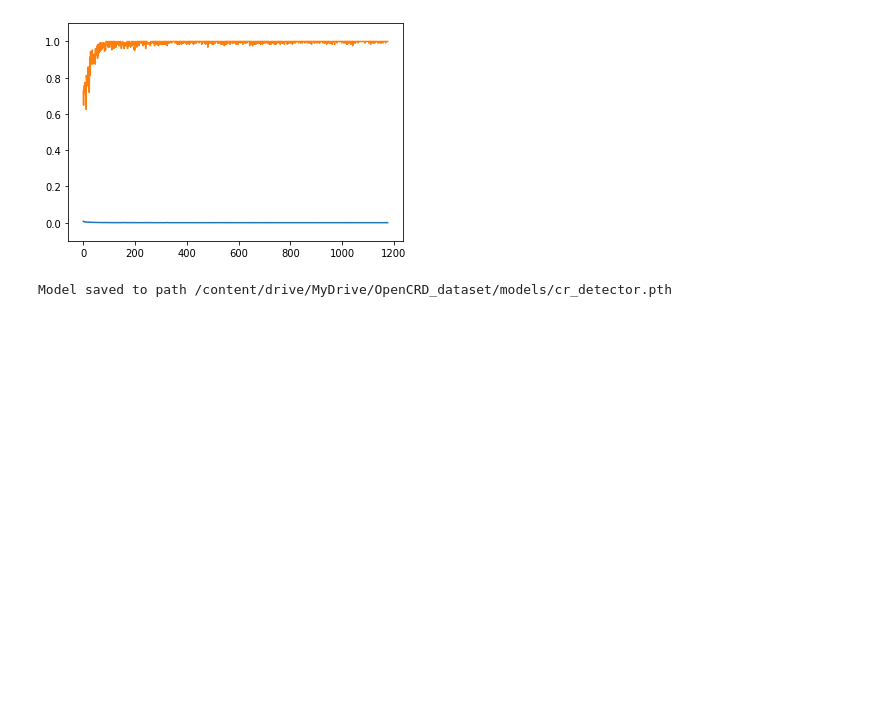
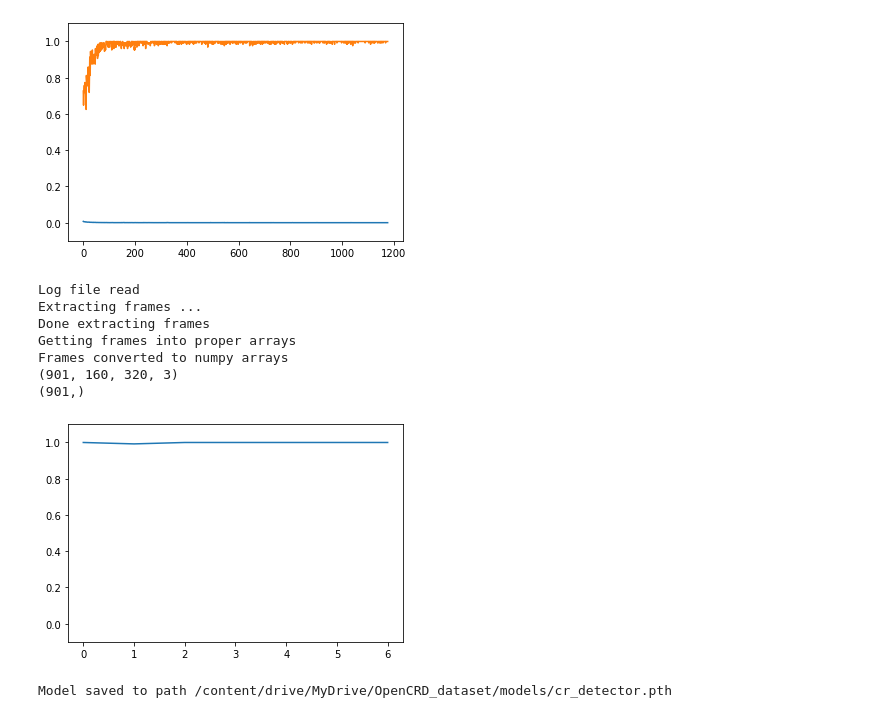
Before and after one commit to pAplakidis/OpenCRD, a Jupyter notebook: notebooks/train_test_googlecolab.ipynb, the cells around one changed output. Saved outputs shown, nothing was run; the diff lists cells and outputs as text; code cells hidden in the pictures; blank space fills up the shorter version.

```diff
--- a/notebooks/train_test_googlecolab.ipynb
+++ b/notebooks/train_test_googlecolab.ipynb
@@ -209,14 +209,13 @@ def train(frames, labels, model):
 
   for epoch in range(epochs):
     print("[+] Epoch", epoch)
-    t = trange(0, int(0.8*len(frames)) - BS, BS)  # trange progress bar on 80% training split
+    t = trange(0, len(frames) - BS, BS)  # trange progress bar
     visited_idx = np.array([])
 
-    # 80% training split
     for i in t:
       # get data into network
       rng = np.random.default_rng()
-      samp = rng.choice(int(0.8*len(frames)), size=BS, replace=False)
+      samp = rng.choice((frames), size=BS, replace=False)
       visited_idx = np.concatenate((visited_idx, samp)) # add the new random values to visited indices
 
       # TODO: we must not sample the same frames in the same epoch (use visited_idx)
@@ -339,3 +315,51 @@ evaluate(model, frames, labels[int(0.8*len(frames)):])
+# %%
+# evaluate model
+def evaluate(model, X_test, Y_test):
+  # for rounding up to a threshold instead of 0.5 (works with torch.where)
+  x = torch.ones(128, 1).to(device)
+  y = torch.zeros(128, 1).to(device)
+
+  BS = 128
+  accuracies = []
+
+  for i in trange(0, len(frames) - BS, BS):
+    X_test = []
+    Y_test = []
+    for j in range(BS):
+      frame = frames[i+j]
+      frame = np.moveaxis(frame, -1, 0) # [batch_size, channels, height, width]
+      X_test.append(frame)
+      Y_test.append([labels[i+j]])
+    X = torch.tensor(np.array(X_test)).float().to(device)
+    Y = torch.tensor(np.array(Y_test)).float().to(device)
+
+    out = model.forward(X)
+    cat = torch.where(out >= 0.8, x, y) # round up to a threshold instead of 0.5
+    accuracy = (cat == Y).float().mean()
+    accuracy = accuracy.item()
+    accuracies.append(accuracy)
+
+  # plot losses and accuracies
+  plt.ylim(-0.1, 1.1)
+  plot(accuracies)
+
+eval_video_path = "/content/drive/MyDrive/OpenCRD_dataset/city_1.mp4"  # CHANGE THIS
+
+model.eval()
+frames, labels = get_data(base_dir+video_files[i], base_dir+log_files[i])
+frames = conv_frames(frames)
+print(frames.shape)
+print(labels.shape)
+evaluate(model, frames, labels)
+# %% [output]
+Log file read
+Extracting frames ...
+Done extracting frames
+Getting frames into proper arrays
+Frames converted to numpy arrays
+(901, 160, 320, 3)
+(901,)
+[figure, added]
 # %%
 # save model for later retraining
 model_path = "/content/drive/MyDrive/OpenCRD_dataset/models/cr_detector.pth"
```
Also changed, not shown: parts of 2 cells of this notebook.
